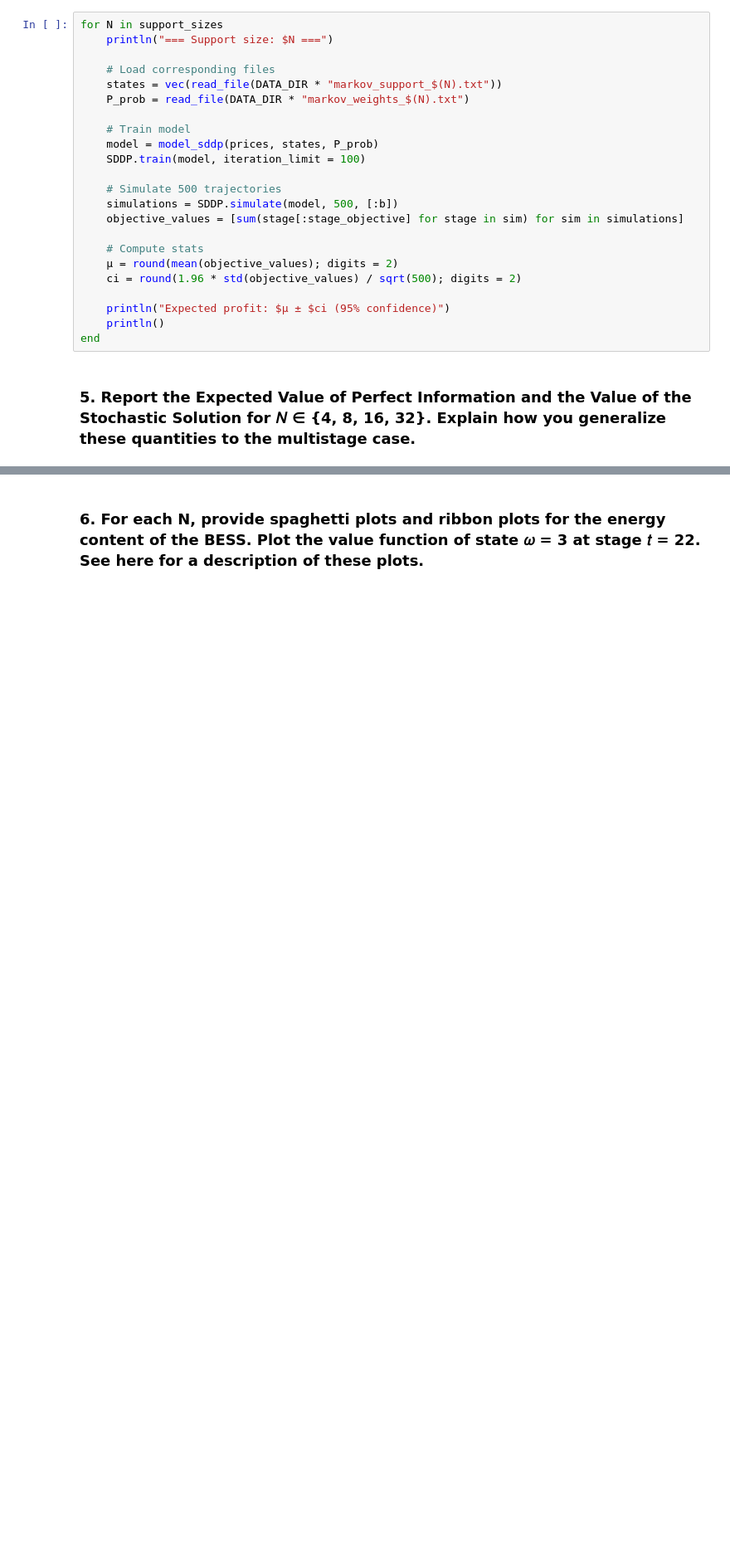
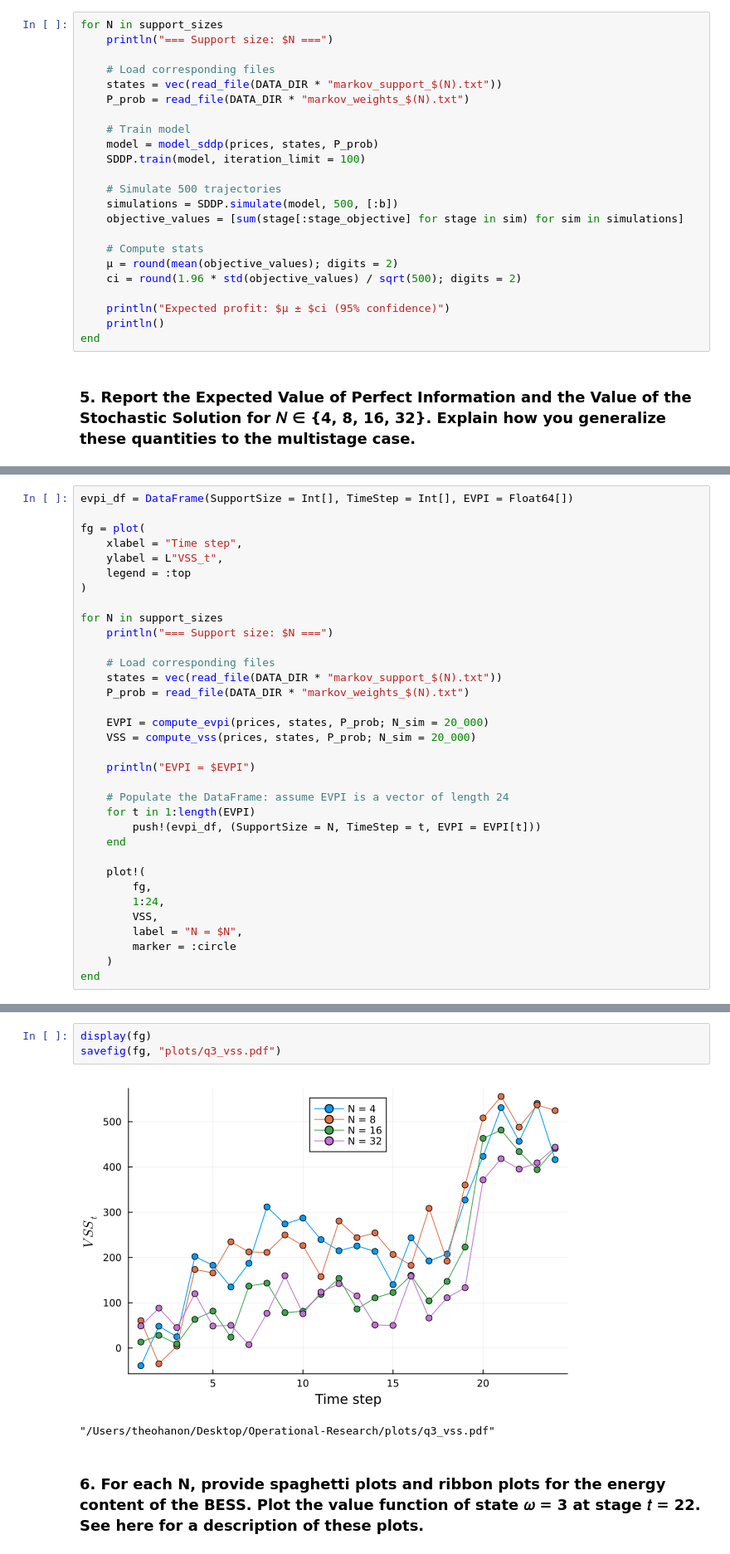
Before and after one commit to TheoHanon/Operational-Research, a Jupyter notebook: part3.ipynb, the cells around one changed output, grey strips where cells are left out. Shown at 83% size. Cells and saved outputs as stored; diff of their text form; blank space fills up the shorter version.

```diff
--- a/part3.ipynb
+++ b/part3.ipynb
@@ -275,0 +187,34 @@ plot(
+# %%
+evpi_df = DataFrame(SupportSize = Int[], TimeStep = Int[], EVPI = Float64[])
+
+fg = plot(
+    xlabel = "Time step",
+    ylabel = L"VSS_t",
+    legend = :top
+)
+
+for N in support_sizes
+    println("=== Support size: $N ===")
+
+    # Load corresponding files
+    states = vec(read_file(DATA_DIR * "markov_support_$(N).txt"))
+    P_prob = read_file(DATA_DIR * "markov_weights_$(N).txt")
+
+    EVPI = compute_evpi(prices, states, P_prob; N_sim = 20_000)
+    VSS = compute_vss(prices, states, P_prob; N_sim = 20_000)
+
+    println("EVPI = $EVPI")
+
+    # Populate the DataFrame: assume EVPI is a vector of length 24
+    for t in 1:length(EVPI)
+        push!(evpi_df, (SupportSize = N, TimeStep = t, EVPI = EVPI[t]))
+    end
+
+    plot!(
+        fg,
+        1:24,
+        VSS,
+        label = "N = $N",
+        marker = :circle
+    )
+end
@@ -276,3 +252,9 @@ plot(
+# %%
+display(fg)
+savefig(fg, "plots/q3_vss.pdf")
+# %% [output]
+[figure, added]
+"/Users/theohanon/Desktop/Operational-Research/plots/q3_vss.pdf"
 # %% [markdown]
 ### 6. For each N, provide spaghetti plots and ribbon plots for the energy content of the BESS. Plot the value function of state 𝜔 = 3 at stage 𝑡 = 22. See here for a description of these plots.
 # %%
```
Also changed, not shown: parts of 7 cells of this notebook, 7 other files.
